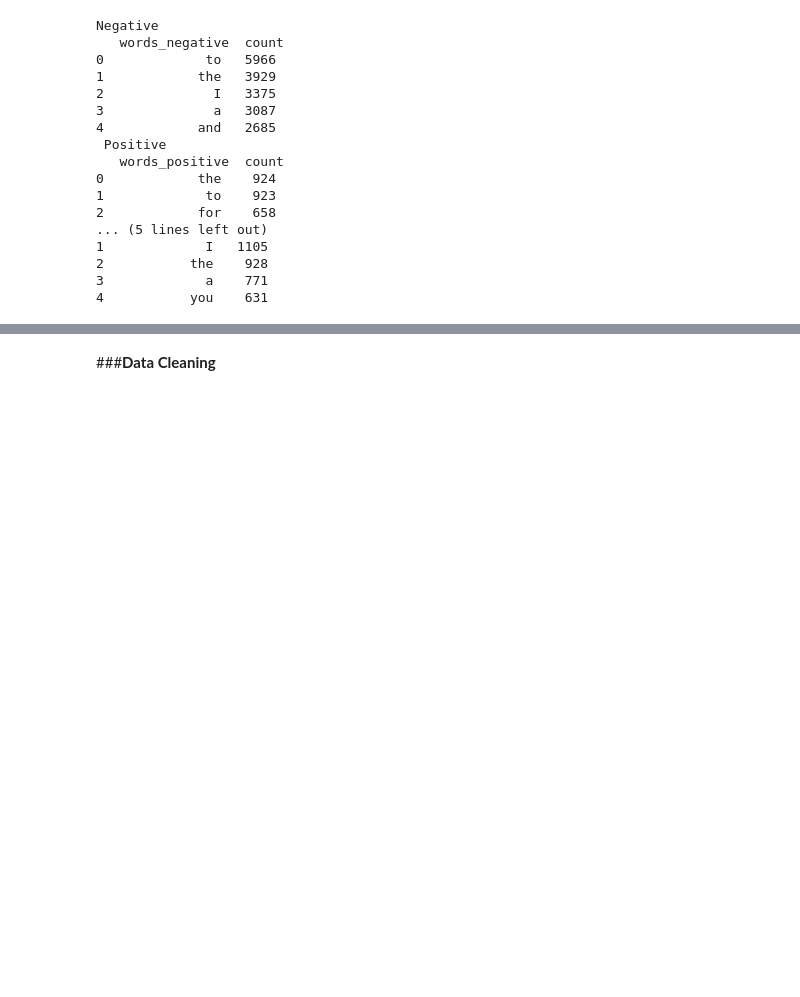
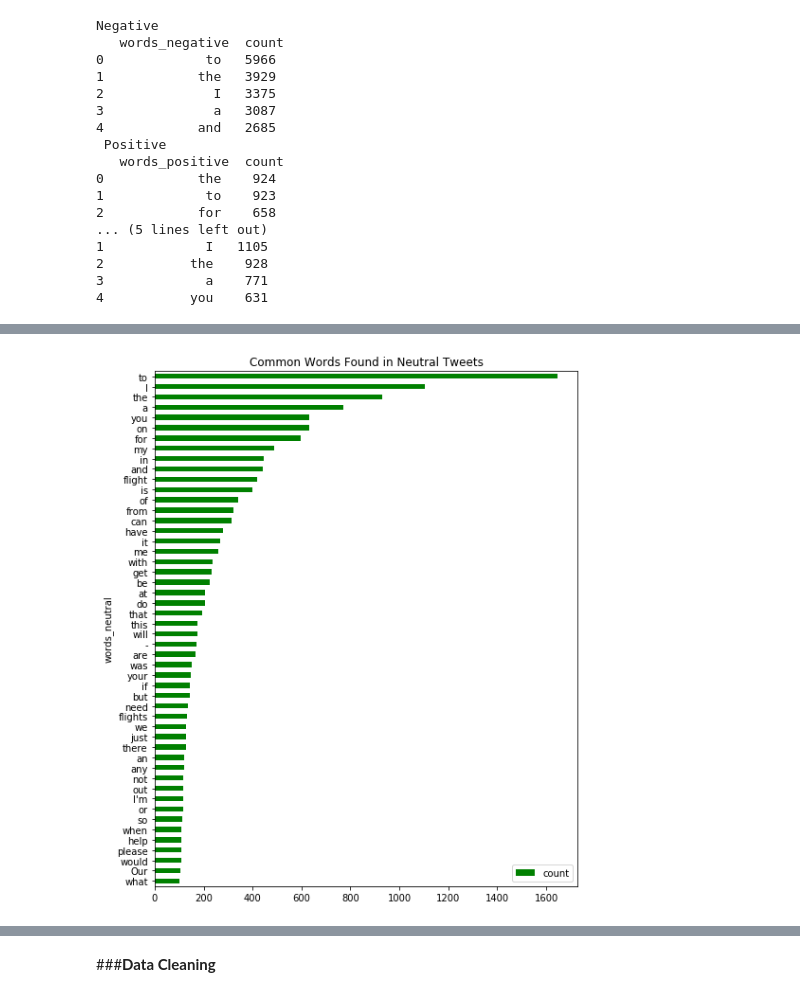
Before and after one commit to AlekseiMikhalev/Data-Science-Projects, a Jupyter notebook: ULMFiT_analysis.ipynb, the cells around one changed output, grey strips where cells are left out. Saved outputs shown, nothing was run; the diff lists cells and outputs as text; code cells hidden in the pictures; blank space fills up the shorter version.

```diff
--- a/ULMFiT_analysis.ipynb
+++ b/ULMFiT_analysis.ipynb
@@ -205,0 +212,8 @@ plt.show()
+# %%
+#For neutral words
+fig, ax = plt.subplots(figsize=(8, 10))
+freq_neutral.sort_values(by='count').plot.barh(x='words_neutral', y='count', ax=ax, color="green")
+ax.set_title("Common Words Found in Neutral Tweets")
+plt.show()
+# %% [output]
+[figure, added]
```
Also changed, not shown: parts of 9 cells of this notebook.
